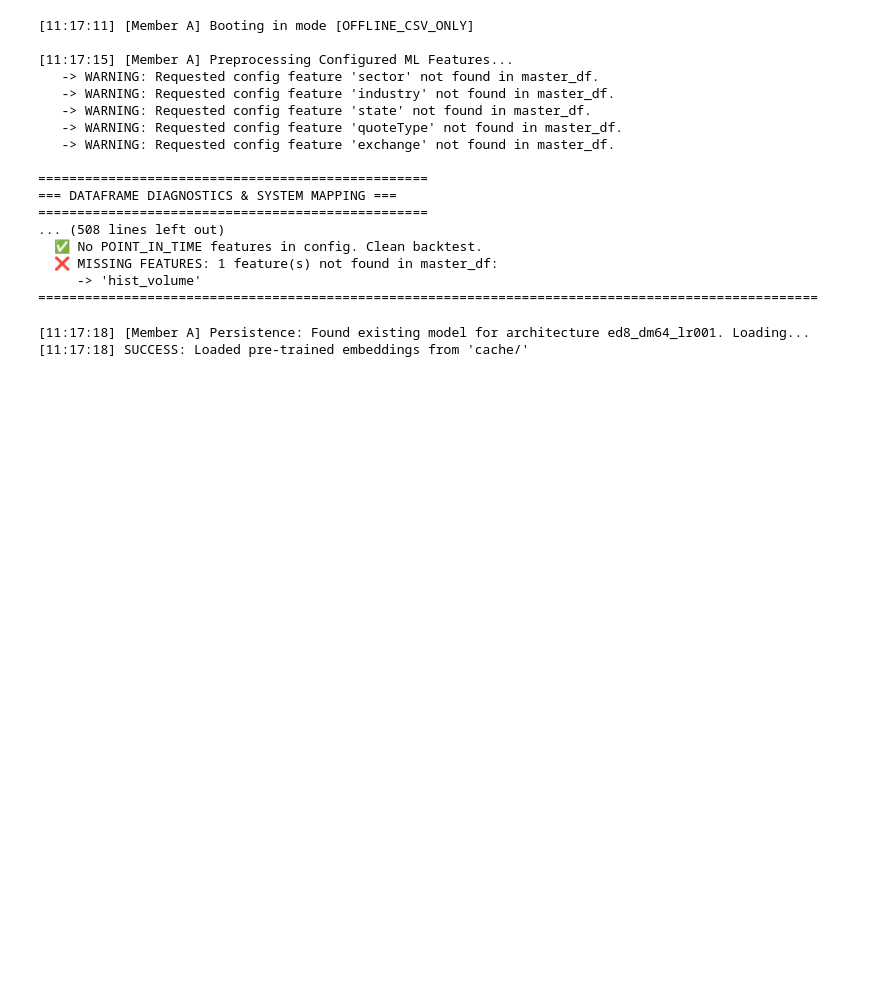
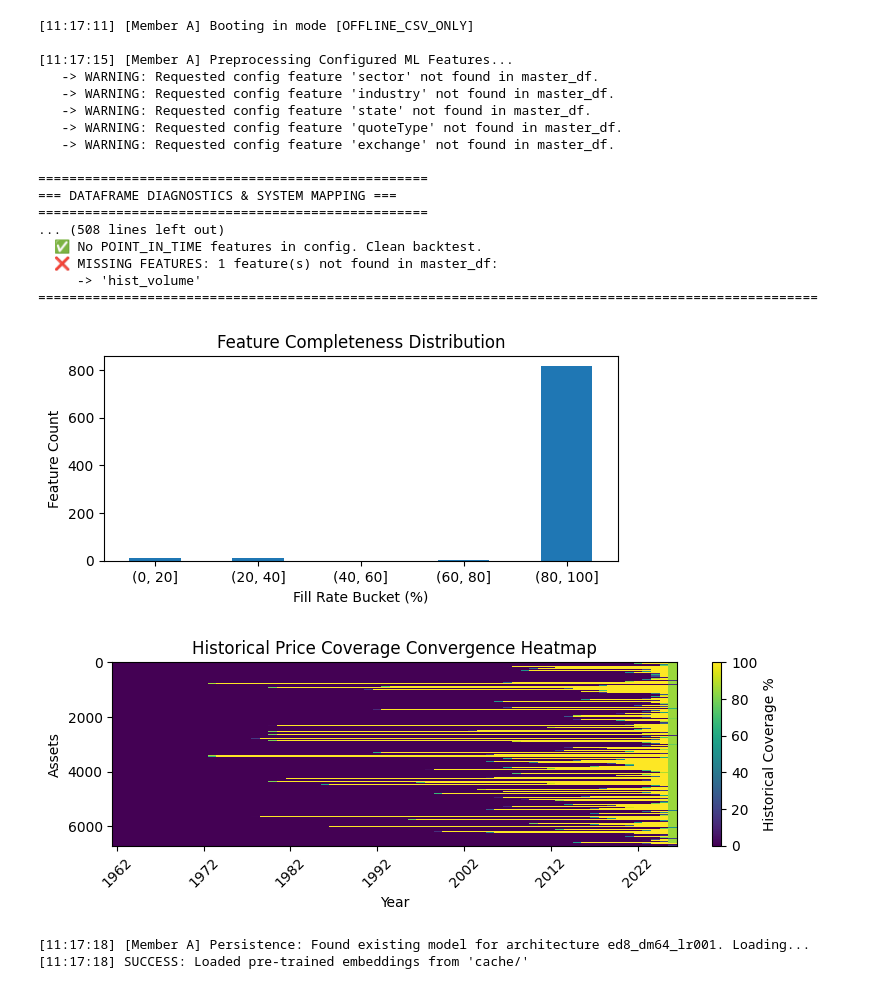
Before and after one commit to samuel1tsao/Financial_Analytics, a Jupyter notebook: research_modeling.ipynb, the cells around one changed output. Saved outputs shown, nothing was run; the diff lists cells and outputs as text; code cells hidden in the pictures; blank space fills up the shorter version.

Commit message:
Data Analysis Visualizations

```diff
--- a/research_modeling.ipynb
+++ b/research_modeling.ipynb
@@ -75,6 +75,65 @@ run_data_diagnostics(master_df, config)
   ❌ MISSING FEATURES: 1 feature(s) not found in master_df:
      -> 'hist_volume'
 ====================================================================================================
+# %%
+#Data Sparsity Analysis Visualizations
+
+# --------------------------------------------
+# FILL RATE DISTRIBUTION
+# --------------------------------------------
+fill_rates = master_df.notna().mean() * 100
+bins = [0, 20, 40, 60, 80, 100]
+categories = pd.cut(fill_rates, bins=bins)
+distribution = categories.value_counts().sort_index()
+
+plt.figure(figsize=(6, 3))
+distribution.plot(kind='bar')
+
+plt.title("Feature Completeness Distribution")
+plt.xlabel("Fill Rate Bucket (%)")
+plt.ylabel("Feature Count")
+plt.xticks(rotation=0)
+plt.tight_layout()
+plt.show()
+
+# --------------------------------------------
+# HISTORICAL PRICE CONVERGENCE HEATMAP
+# --------------------------------------------
+
+# 1 = data exists, 0 = missing
+coverage_matrix = (~price_matrix.isna()).astype(int)
+yearly_coverage = coverage_matrix.resample("Y").mean()
+
+# Convert to percentage coverage
+yearly_coverage_pct = yearly_coverage * 100
+
+# Plot
+plt.figure(figsize=(8, 3))
+plt.imshow(
+    yearly_coverage_pct.T,
+    aspect='auto',
+    interpolation='nearest'
+)
+plt.colorbar(label="Historical Coverage %")
+plt.title("Historical Price Coverage Convergence Heatmap")
+plt.xlabel("Year")
+plt.ylabel("Assets")
+
+# X-axis labels
+years = yearly_coverage_pct.index.year
+step = 10
+
+plt.xticks(
+    ticks=np.arange(0, len(years), step),
+    labels=years[::step],
+    rotation=45
+)
+
+plt.tight_layout()
+plt.show()
+# %% [output]
+[figure, added]
+[figure, added]
 # %%
 # ── Phase 1 Persistence Orchestration ──
 from _ml_worker import train_pytorch_embedding_model, save_embedding_cache, load_embedding_cache
```
